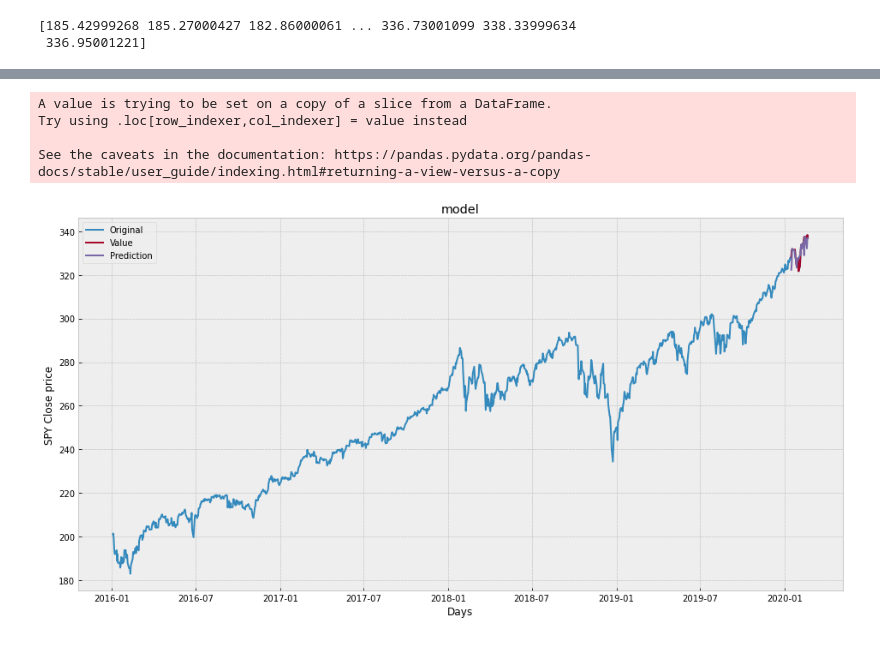
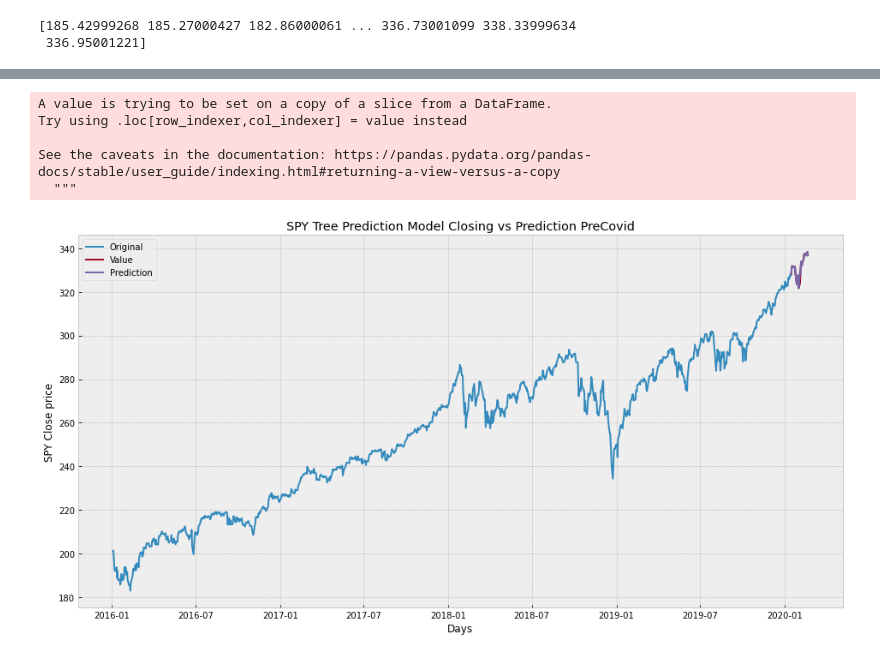
Before and after one commit to adriennestark/project2_team8, a Jupyter notebook: Tree_decision_ LR_stock_predictor.ipynb, the cells around one changed output, grey strips where cells are left out. Saved outputs shown, nothing was run; the diff lists cells and outputs as text; code cells hidden in the pictures.

```diff
--- a/Tree_decision_ LR_stock_predictor.ipynb
+++ b/Tree_decision_ LR_stock_predictor.ipynb
@@ -75,11 +76,11 @@ spy_df = spy[['Close']].copy()
 ccl_df.rename(columns = {'Close':'CCL'}, inplace = True)
 dal_df.rename(columns = {'Close':'DAL'}, inplace = True)
 etsy_df.rename(columns = {'Close':'ETSY'}, inplace = True)
-LB_df.rename(columns = {'Close':'LB'}, inplace = True)
+pp_df.rename(columns = {'Close':'PYPL'}, inplace = True)
 spy_df.rename(columns = {'Close':'SPY'}, inplace = True)
 #spy_df.head()
 # %%
-dfs = [ccl_df, dal_df, etsy_df, LB_df,spy_df ]
+dfs = [ccl_df, dal_df, etsy_df, pp_df,spy_df ]
 df = pd.concat(dfs,axis=1,join="outer",ignore_index=False)
 df.tail()
 # %% [output]
@@ -149,6 +151,6 @@ See the caveats in the documentation: https://pandas.pydata.org/pandas-docs/stab
 # %%
 #Create a feature data set (x) and convert it to a numpy array and remove the last 'x' rows/days
-X = np.array(precovid_df.drop(['Prediction', "CCL", "DAL", "ETSY", "LB"], 1))[:-future_days]
+X = np.array(precovid_df.drop(['Prediction', "CCL", "DAL", "ETSY", "PYPL"], 1))[:-future_days]
 print(X)
 # %% [output]
 [[201.02000427]
@@ -175,7 +177,7 @@ tree = DecisionTreeRegressor().fit(x_train, y_train)
 lr = LinearRegression().fit(x_train, y_train)
 # %%
 #Get the last 'x' rows of the feature data set
-x_future = precovid_df.drop(['Prediction', "CCL", "DAL", "ETSY", "LB"], 1) [:-future_days]
+x_future = precovid_df.drop(['Prediction', "CCL", "DAL", "ETSY", "PYPL"], 1) [:-future_days]
 x_future = x_future.tail(future_days)
 x_future = np.array(x_future)
 x_future
@@ -220,20 +222,21 @@ print(lr_prediction)
 # %%
 #Vizualize the data
 predictions= tree_prediction
 
 valid = precovid_df[X.shape[0]:]
 valid['Predictions'] = predictions
 plt.figure(figsize=(16,8))
-plt.title('Tree Prediction model')
+plt.title('SPY Tree Prediction Model Closing vs Prediction PreCovid')
 plt.xlabel('Days')
 plt.ylabel('SPY Close price')
 plt.plot(precovid_df['SPY'])
 plt.plot(valid[['SPY', 'Predictions']])
 plt.legend(['Original', 'Value', 'Prediction'])
 plt.show()
 # %% [output]
 A value is trying to be set on a copy of a slice from a DataFrame.
 Try using .loc[row_indexer,col_indexer] = value instead
 
 See the caveats in the documentation: https://pandas.pydata.org/pandas-docs/stable/user_guide/indexing.html#returning-a-view-versus-a-copy
+  """
-[figure, old version]
+[figure, new version]
```
Also changed, not shown: parts of 11 cells of this notebook, 1 other file.
